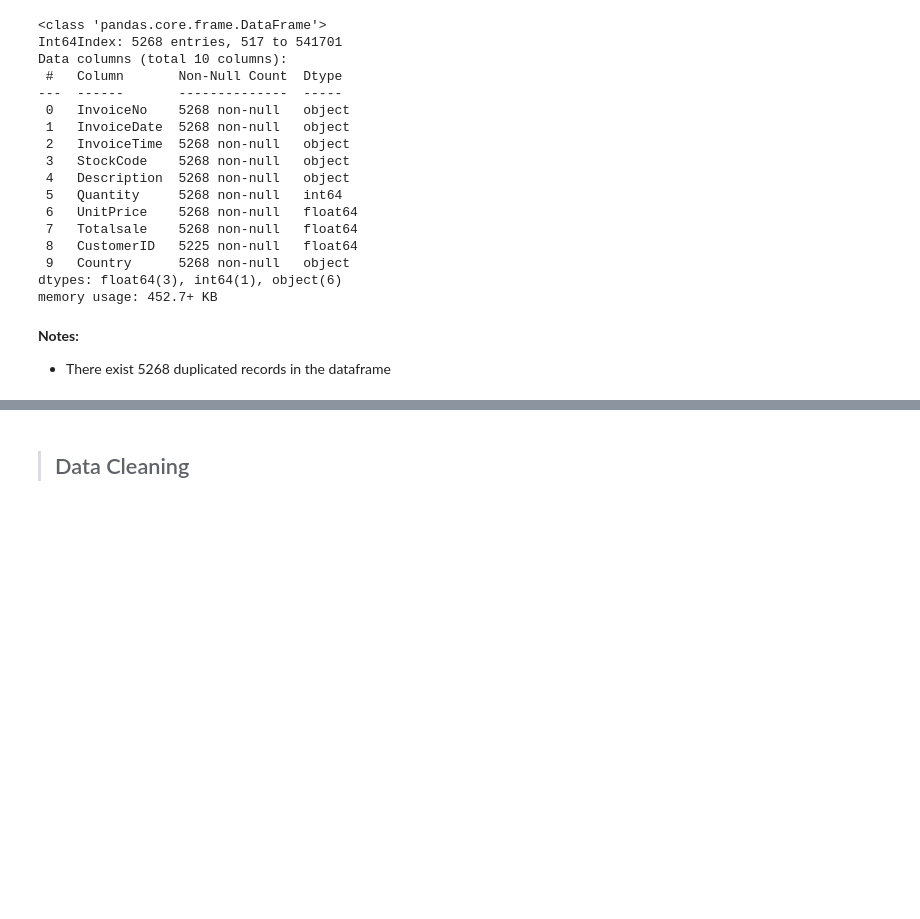
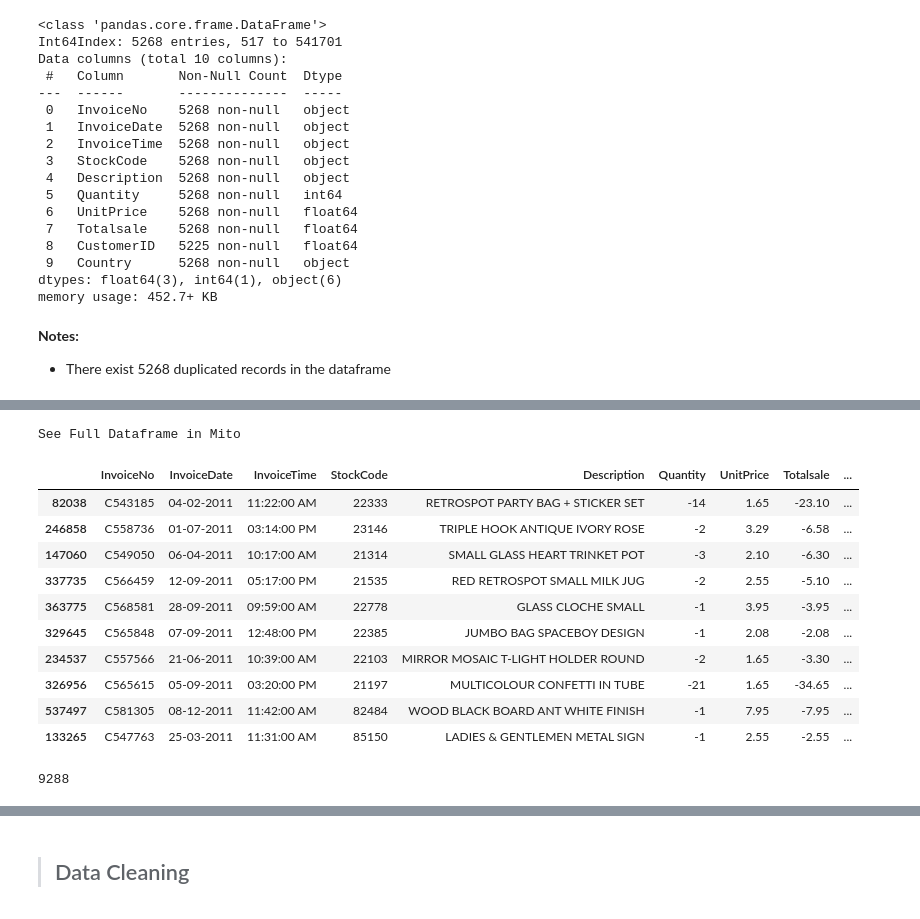
Before and after one commit to PrinssAlex/Online_Retail_Analysis, a Jupyter notebook: Online Retail Sales Analysis.ipynb, the cells around one changed output, grey strips where cells are left out. Cells and saved outputs as stored; diff of their text form; code cells hidden in the pictures; blank space fills up the shorter version.

```diff
--- a/Online Retail Sales Analysis.ipynb
+++ b/Online Retail Sales Analysis.ipynb
@@ -181,0 +200,24 @@ memory usage: 452.7+ KB
+# %%
+# check to see attributes associated with InvoiceNo values have 'C'
+c_values = df[df.InvoiceNo.str.contains('C')]
+
+# check to see if all InvoiceNo 'C' values have negative Quantity entries
+c_values.sample(n=10)
+# %% [output]
+See Full Dataframe in Mito
+|  | InvoiceNo | InvoiceDate | InvoiceTime | StockCode | Description | Quantity | UnitPrice | Totalsale | ... |
+| 82038 | C543185 | 04-02-2011 | 11:22:00 AM | 22333 | RETROSPOT PARTY BAG + STICKER SET | -14 | 1.65 | -23.10 | ... |
+| 246858 | C558736 | 01-07-2011 | 03:14:00 PM | 23146 | TRIPLE HOOK ANTIQUE IVORY ROSE | -2 | 3.29 | -6.58 | ... |
+| 147060 | C549050 | 06-04-2011 | 10:17:00 AM | 21314 | SMALL GLASS HEART TRINKET POT | -3 | 2.10 | -6.30 | ... |
+| 337735 | C566459 | 12-09-2011 | 05:17:00 PM | 21535 | RED RETROSPOT SMALL MILK JUG | -2 | 2.55 | -5.10 | ... |
+| 363775 | C568581 | 28-09-2011 | 09:59:00 AM | 22778 | GLASS CLOCHE SMALL | -1 | 3.95 | -3.95 | ... |
+| 329645 | C565848 | 07-09-2011 | 12:48:00 PM | 22385 | JUMBO BAG SPACEBOY DESIGN | -1 | 2.08 | -2.08 | ... |
+| 234537 | C557566 | 21-06-2011 | 10:39:00 AM | 22103 | MIRROR MOSAIC T-LIGHT HOLDER ROUND | -2 | 1.65 | -3.30 | ... |
+| 326956 | C565615 | 05-09-2011 | 03:20:00 PM | 21197 | MULTICOLOUR CONFETTI IN TUBE | -21 | 1.65 | -34.65 | ... |
+| 537497 | C581305 | 08-12-2011 | 11:42:00 AM | 82484 | WOOD BLACK BOARD ANT WHITE FINISH | -1 | 7.95 | -7.95 | ... |
+| 133265 | C547763 | 25-03-2011 | 11:31:00 AM | 85150 | LADIES & GENTLEMEN METAL SIGN | -1 | 2.55 | -2.55 | ... |
+# %%
+# see number of rows in this sub-dataframe
+len(c_values.InvoiceNo)
+# %% [output]
+9288
```
Also changed, not shown: parts of 13 cells of this notebook.
